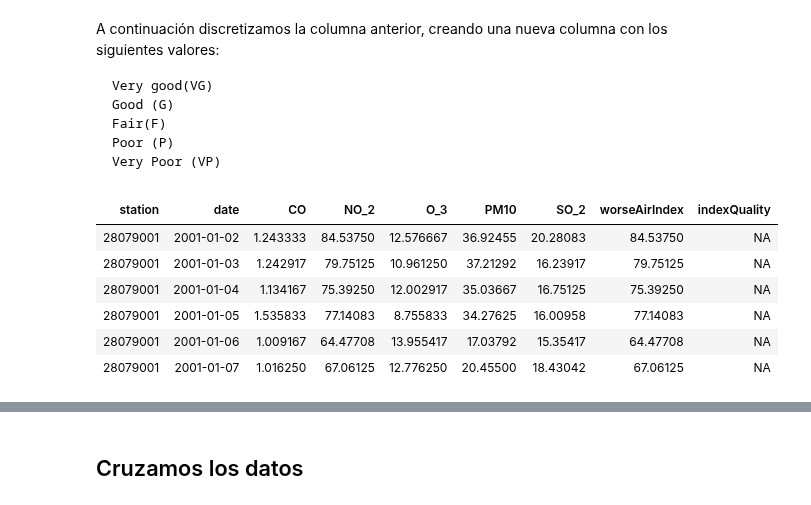
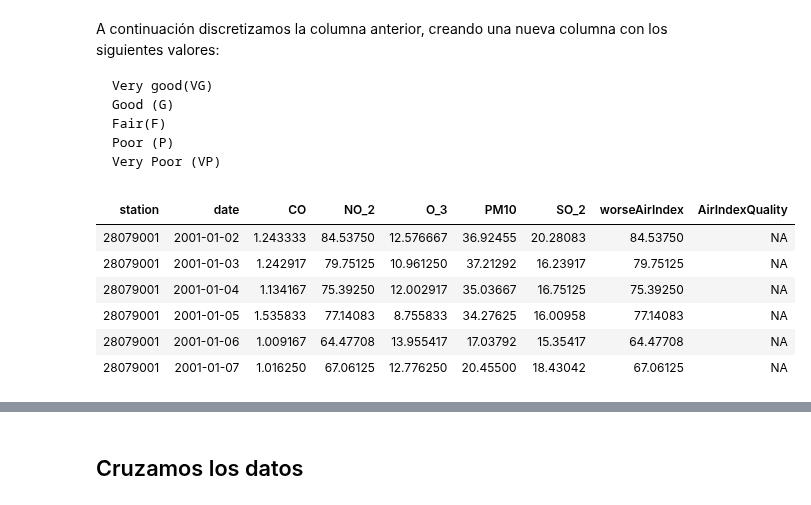
Before and after one commit to manumonforte/DataMining-BigDataParadigm, a Jupyter notebook: Estudio.ipynb, the cells around one changed output, grey strips where cells are left out. Saved outputs shown, nothing was run; the diff lists cells and outputs as text; code cells hidden in the pictures.

```diff
--- a/Estudio.ipynb
+++ b/Estudio.ipynb
@@ -408,10 +489,10 @@ A continuación discretizamos la columna anterior, creando una nueva columna con
     Poor (P)
     Very Poor (VP)
 # %%
-madrid[,"indexQuality"] <- NA
+madrid[,"AirIndexQuality"] <- NA
 head(madrid)
 # %% [output]
-| station | date | CO | NO_2 | O_3 | PM10 | SO_2 | worseAirIndex | indexQuality |
+| station | date | CO | NO_2 | O_3 | PM10 | SO_2 | worseAirIndex | AirIndexQuality |
 | 28079001 | 2001-01-02 | 1.243333 | 84.53750 | 12.576667 | 36.92455 | 20.28083 | 84.53750 | NA |
 | 28079001 | 2001-01-03 | 1.242917 | 79.75125 | 10.961250 | 37.21292 | 16.23917 | 79.75125 | NA |
 | 28079001 | 2001-01-04 | 1.134167 | 75.39250 | 12.002917 | 35.03667 | 16.75125 | 75.39250 | NA |
```
Also changed, not shown: parts of 15 cells of this notebook.
